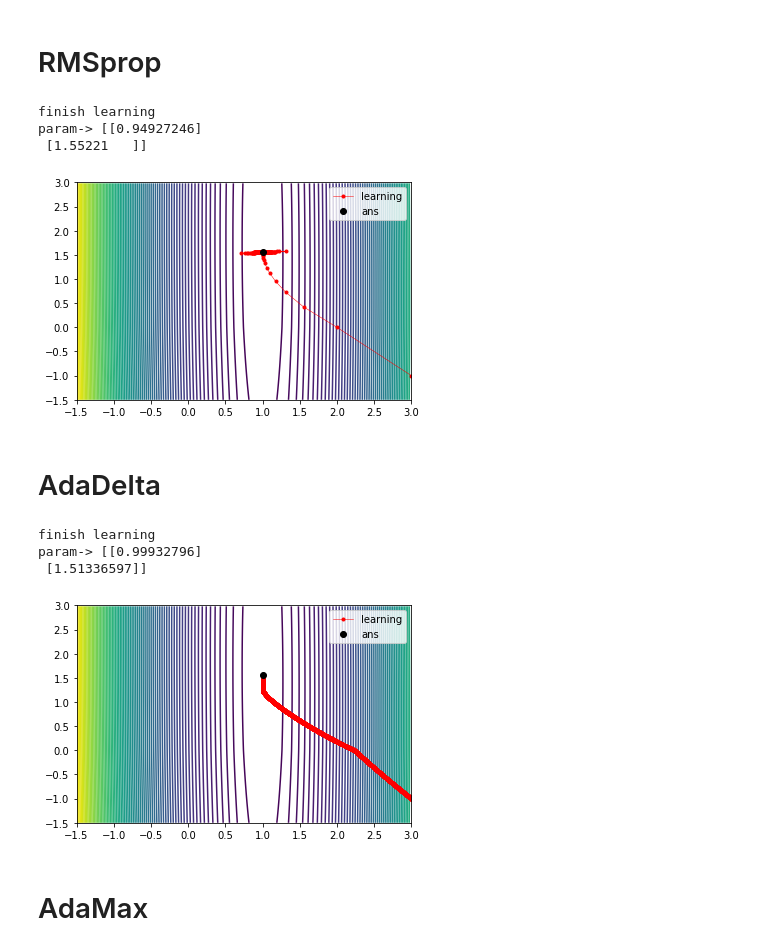
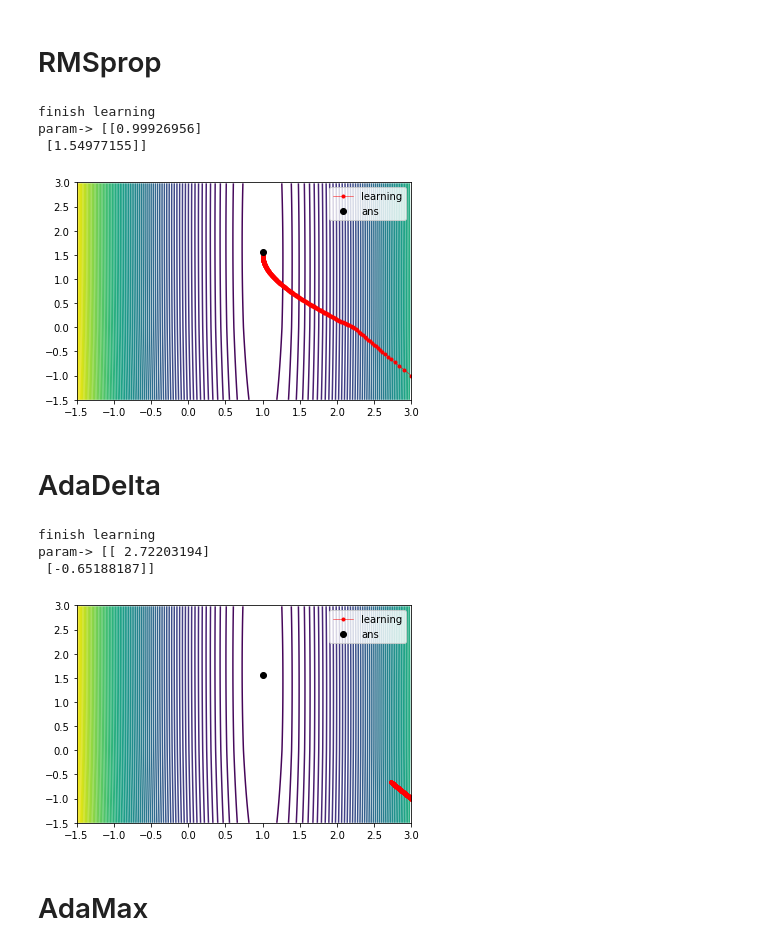
Before and after one commit to Ueeek/ML_assignment, a Jupyter notebook: shimosaka_6.ipynb, the cells around one changed output. Drawn from its saved outputs; the diff is of its cells as text; code cells hidden in the pictures.

```diff
--- a/shimosaka_6.ipynb
+++ b/shimosaka_6.ipynb
@@ -79,7 +79,7 @@ class Optimizer_handler():
     optimizer に共通のinterfaceを持たせておいて、
     このクラスで実行できるようにする
     """
-    def __init__(self,optimizer,itr=5000):
+    def __init__(self,optimizer,itr=500):
         #optimizer
         self.optimizer=optimizer
         #init x_pos
@@ -259,7 +267,7 @@ class RMSprop:
              zeroから始めるdeep-learning
              https://github.com/oreilly-japan/deep-learning-from-scratch/blob/master/common/optimizer.py
      """
-    def __init__(self,lr=0.1,decay_rate=0.99,epsilon=1e-8):
+    def __init__(self,lr=0.001,decay_rate=0.99,epsilon=1e-8):
         self.lr = lr
         self.decay_rate=decay_rate
         self.epsilon=epsilon
@@ -283,8 +291,7 @@ class RMSprop:
 
 
         #h　を更新
-        self.h = self.h*self.decay_rate
-        self.h = self.h +( 1 - self.decay_rate)*grad*grad
+        self.h = self.h * self.decay_rate +( 1 - self.decay_rate)*grad*grad
 
         #paramの更新
         tmp_h = np.sqrt(self.h+self.epsilon)
@@ -294,13 +301,13 @@ class RMSprop:
                  st_ops(next_param[1], lam  * self.lr* ht_inv[1])])
         return ret_param
 # %%
-RMSprop = RMSprop()
-handler = Optimizer_handler(RMSprop)
+rmsprop = RMSprop(lr=0.01)
+handler = Optimizer_handler(rmsprop)
 handler.learning()
 handler.plot_learning()
 RMSprop_loss_history = handler.loss_values
 # %% [output]
 finish learning
-param-> [[0.94927246]
- [1.55221   ]]
+param-> [[0.99926956]
+ [1.54977155]]
-[figure, old version]
+[figure, new version]
@@ -363,6 +372,6 @@ handler.plot_learning()
 adaDelta_loss_history = handler.loss_values
 # %% [output]
 finish learning
-param-> [[0.99932796]
- [1.51336597]]
+param-> [[ 2.72203194]
+ [-0.65188187]]
-[figure, old version]
+[figure, new version]
```
Also changed, not shown: parts of 19 cells of this notebook, 1 other file.
